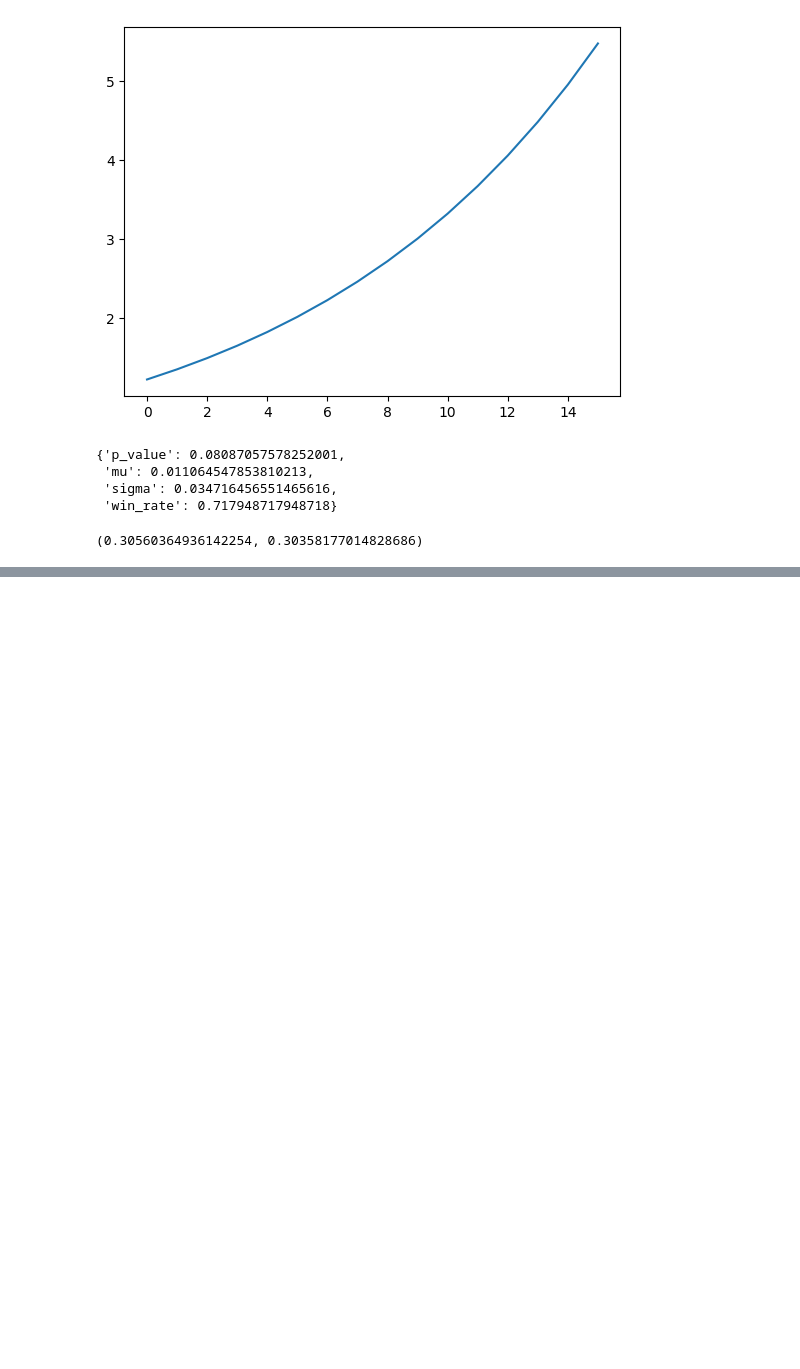
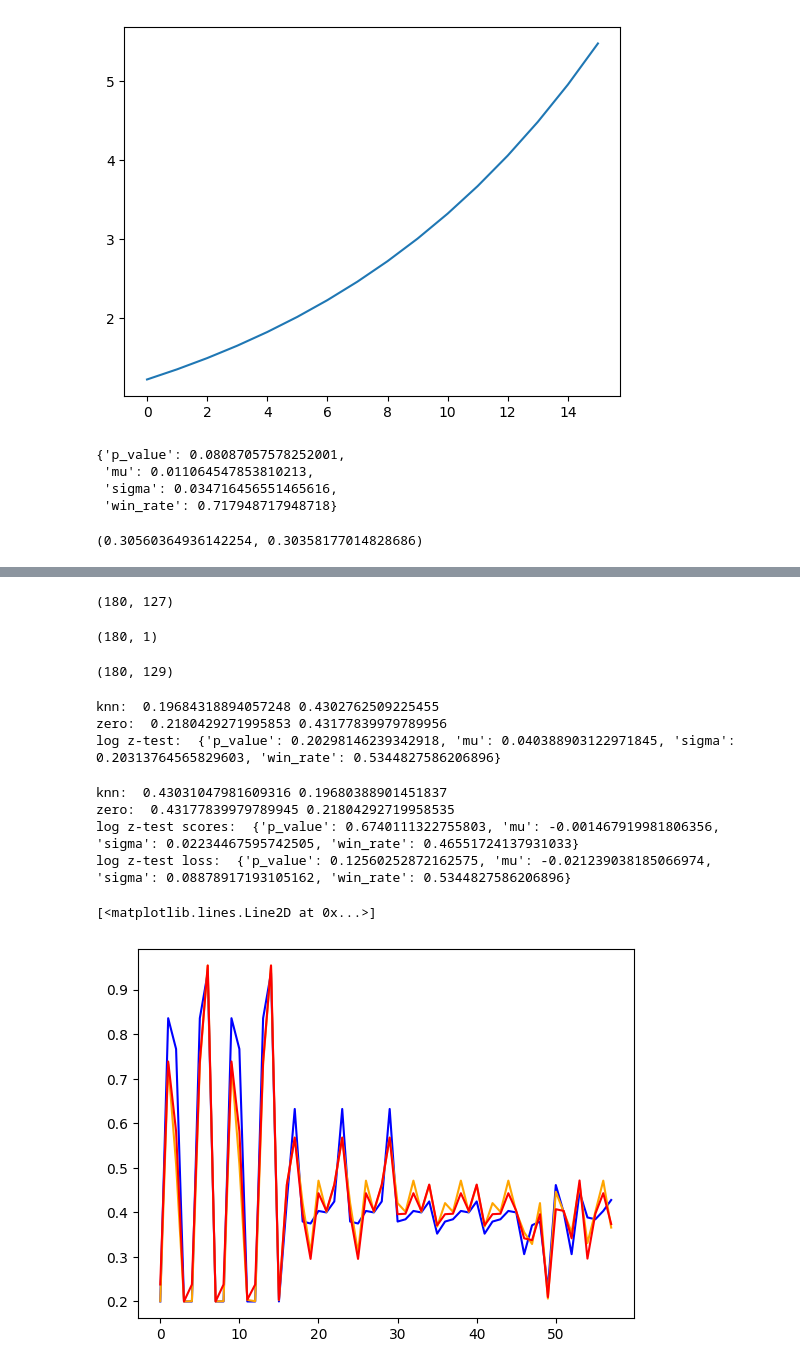
Before and after one commit to ods-pet-projects/spb-ai-hack2022, a Jupyter notebook: metamodel.ipynb, the cells around one changed output, grey strips where cells are left out. Saved outputs shown, nothing was run; the diff lists cells and outputs as text; code cells hidden in the pictures; blank space fills up the shorter version.

```diff
--- a/metamodel.ipynb
+++ b/metamodel.ipynb
@@ -565,0 +589,8 @@ np.mean(knn_measures[0]), np.mean(zero_measures[0])
+# %%
+fred.shape
+# %% [output]
+(180, 127)
+# %%
+np.array([np.nan] * (fred.shape[0] - infl_rate.shape[0]) + list(infl_rate['infl_rate'].values)).reshape(-1, 1).shape
+# %% [output]
+(180, 1)
@@ -565,0 +603,47 @@ np.mean(knn_measures[0]), np.mean(zero_measures[0])
+# %%
+fred_with_ru.shape
+# %% [output]
+(180, 129)
+# %%
+index = SearchSequenceIndex(window=12 * 3, period=12, offset=15)
+index.build(fred)
+
+index.fit(Scaled(0.5, KNeighborsRegressor(n_neighbors=25)))
+knn_res = index.measure_on_all_train_data(X, offset=15)
+knn_scores = wmsfe(knn_res)
+print('knn: ', knn_scores[0], leaderboard([[x] for x in knn_res]))
+
+index.fit(ZeroModel())
+zero_res = index.measure_on_all_train_data(X, offset=15)
+zero_scores = wmsfe(zero_res)
+
+print('zero: ', zero_scores[0], leaderboard([[x] for x in zero_res]))
+
+print('log z-test: ', log_z_test(knn_scores[1], zero_scores[1]))
+# %% [output]
+knn:  0.19684318894057248 0.4302762509225455
+zero:  0.2180429271995853 0.43177839979789956
+log z-test:  {'p_value': 0.20298146239342918, 'mu': 0.040388903122971845, 'sigma': 0.20313764565829603, 'win_rate': 0.5344827586206896}
+# %%
+index = SearchSequenceIndex(window=12 * 3, period=12, offset=15)
+index.build(fred_with_ru)
+
+index.fit(Scaled(0.5, KNeighborsRegressor(n_neighbors=25)))
+knn_res = index.measure_on_all_train_data(X, offset=15)
+_, knn_losses = wmsfe(knn_res)
+_, knn_scores = total(knn_losses)
+print('knn: ', np.mean(knn_scores), np.mean(knn_losses))
+
+index.fit(ZeroModel())
+zero_res = index.measure_on_all_train_data(X, offset=15)
+_, zero_losses = wmsfe(zero_res)
+_, zero_scores = total(zero_losses)
+print('zero: ', np.mean(zero_scores), np.mean(zero_losses))
+
+print('log z-test scores: ', z_test(knn_scores, zero_scores))
+print('log z-test loss: ', z_test(knn_losses, zero_losses))
+# %% [output]
+knn:  0.43031047981609316 0.19680388901451837
+zero:  0.43177839979789945 0.21804292719958535
+log z-test scores:  {'p_value': 0.6740111322755803, 'mu': -0.001467919981806356, 'sigma': 0.02234467595742505, 'win_rate': 0.46551724137931033}
+log z-test loss:  {'p_value': 0.12560252872162575, 'mu': -0.021239038185066974, 'sigma': 0.08878917193105162, 'win_rate': 0.5344827586206896}
@@ -565,0 +690,7 @@ np.mean(knn_measures[0]), np.mean(zero_measures[0])
+# %%
+plt.plot(scores, 'blue')
+plt.plot(zero_scores, 'orange')
+plt.plot(knn_scores, 'red')
+# %% [output]
+[<matplotlib.lines.Line2D at 0x...>]
+[figure, added]
```
Also changed, not shown: parts of 38 cells of this notebook, 5 other files.
